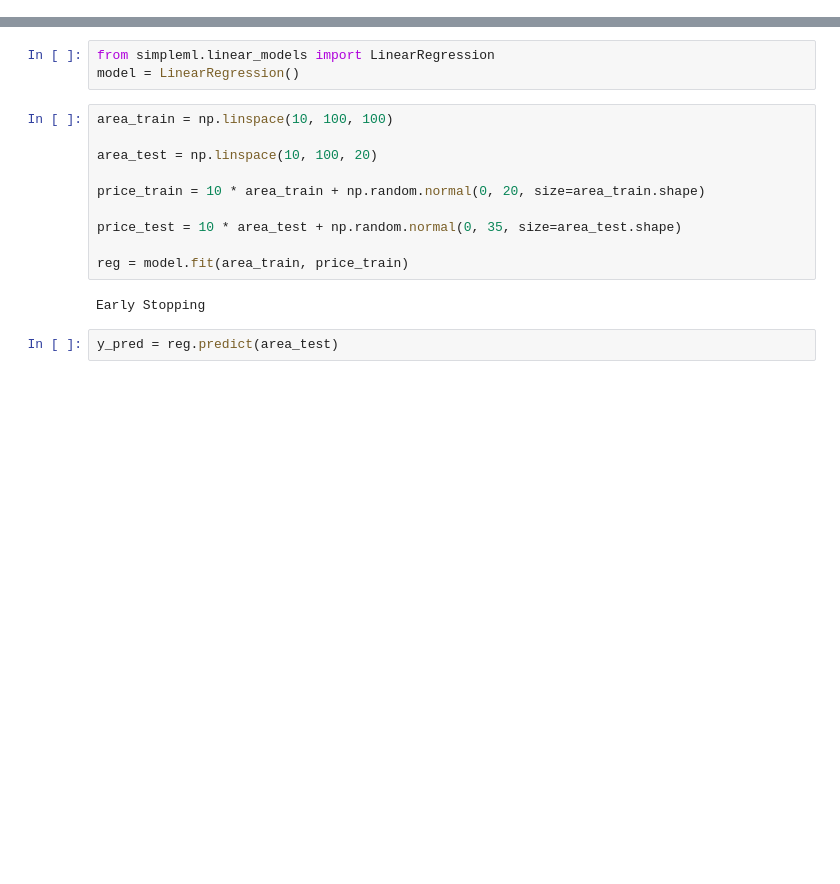
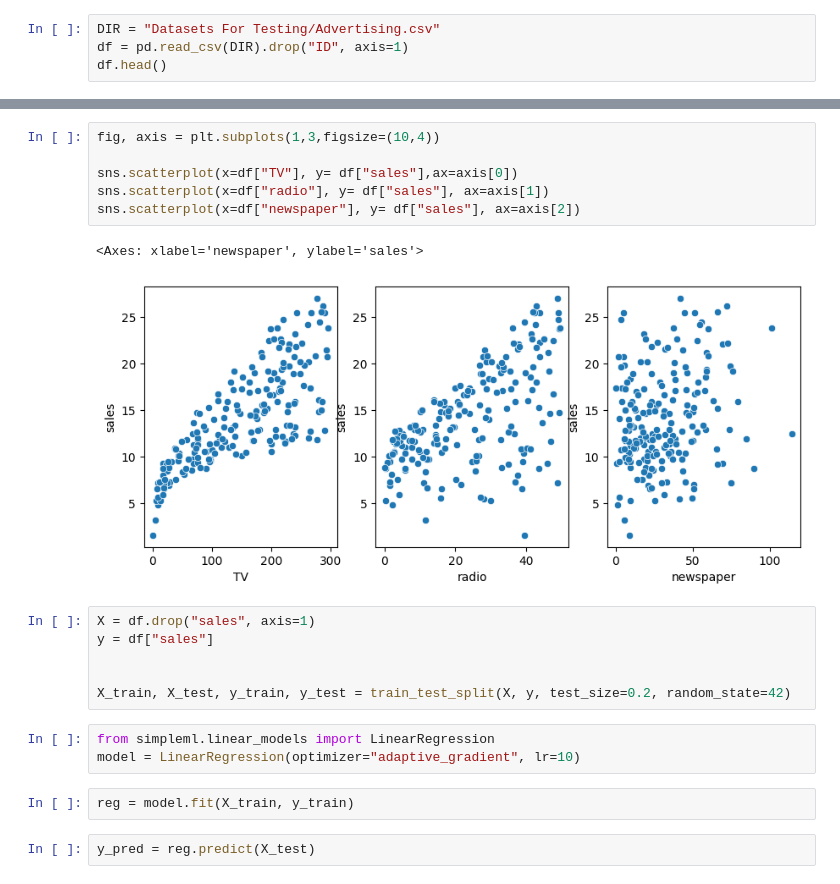
Before and after one commit to AhmedElshazlyAE/Creating-my-own-models-NO-Scikit-learn-StatsModels-Etc, a Jupyter notebook: main.ipynb, the cells around one changed output, grey strips where cells are left out. Drawn from its saved outputs; the diff is of its cells as text; blank space fills up the shorter version.

Commit message:
Fixed minor bugs with prediction, Reworked how the model modifies and scales data

```diff
--- a/main.ipynb
+++ b/main.ipynb
@@ -7,0 +9,4 @@ import seaborn as sns
+# %%
+DIR = "Datasets For Testing/Advertising.csv"
+df = pd.read_csv(DIR).drop("ID", axis=1)
+df.head()
@@ -8,17 +20,22 @@ import seaborn as sns
+# %%
+fig, axis = plt.subplots(1,3,figsize=(10,4))
+
+sns.scatterplot(x=df["TV"], y= df["sales"],ax=axis[0])
+sns.scatterplot(x=df["radio"], y= df["sales"], ax=axis[1])
+sns.scatterplot(x=df["newspaper"], y= df["sales"], ax=axis[2])
+# %% [output]
+<Axes: xlabel='newspaper', ylabel='sales'>
+[figure, added]
+# %%
+X = df.drop("sales", axis=1)
+y = df["sales"]
+
+
+X_train, X_test, y_train, y_test = train_test_split(X, y, test_size=0.2, random_state=42)
 # %%
 from simpleml.linear_models import LinearRegression
-model = LinearRegression()
+model = LinearRegression(optimizer="adaptive_gradient", lr=10)
-# %%
-area_train = np.linspace(10, 100, 100)
-
-area_test = np.linspace(10, 100, 20)
-
-price_train = 10 * area_train + np.random.normal(0, 20, size=area_train.shape)
-
-price_test = 10 * area_test + np.random.normal(0, 35, size=area_test.shape)
-
-reg = model.fit(area_train, price_train)
-# %% [output]
-Early Stopping
+# %%
+reg = model.fit(X_train, y_train)
 # %%
-y_pred = reg.predict(area_test)
+y_pred = reg.predict(X_test)
```
Also changed, not shown: parts of 24 cells of this notebook, 5 other files.
